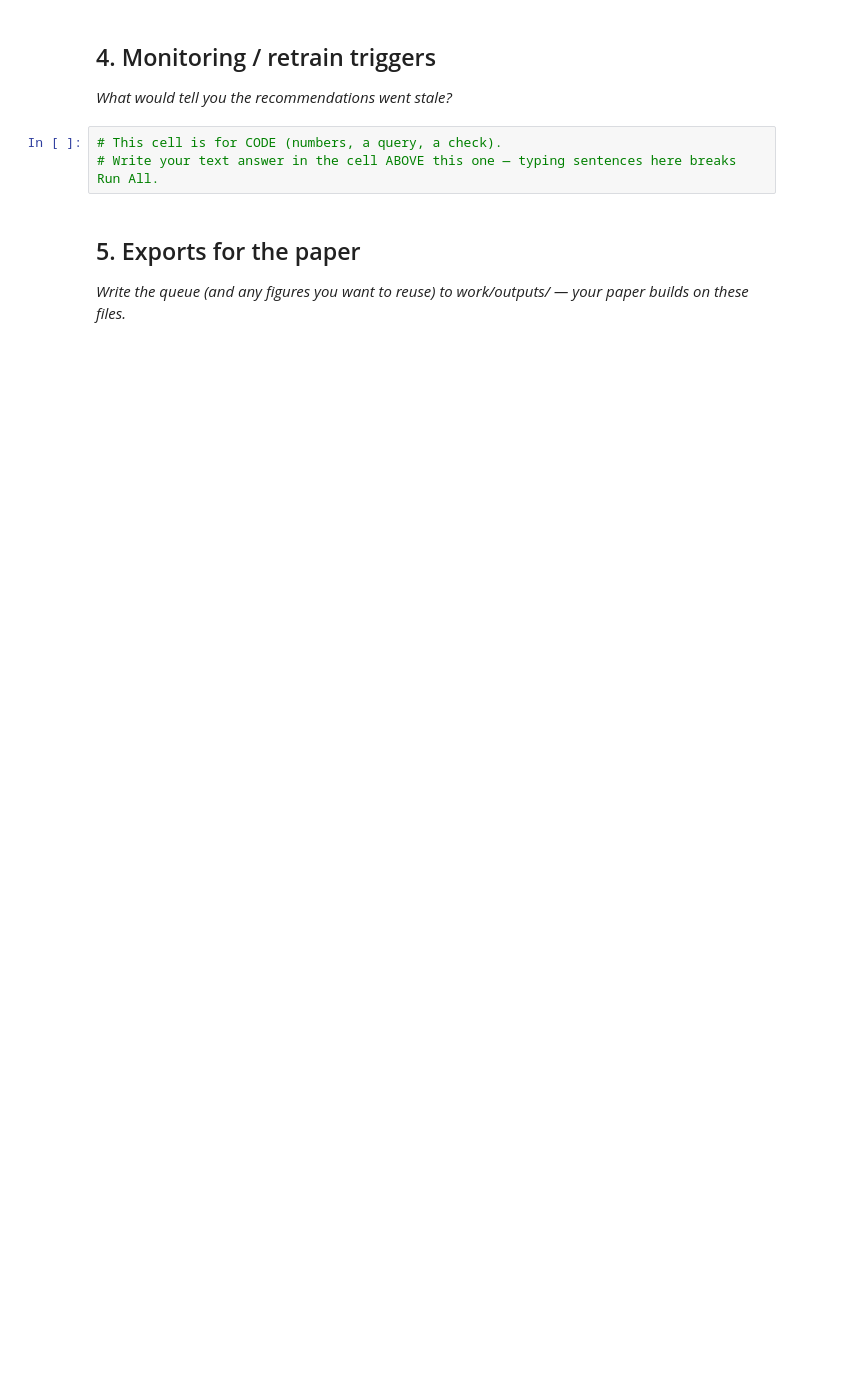
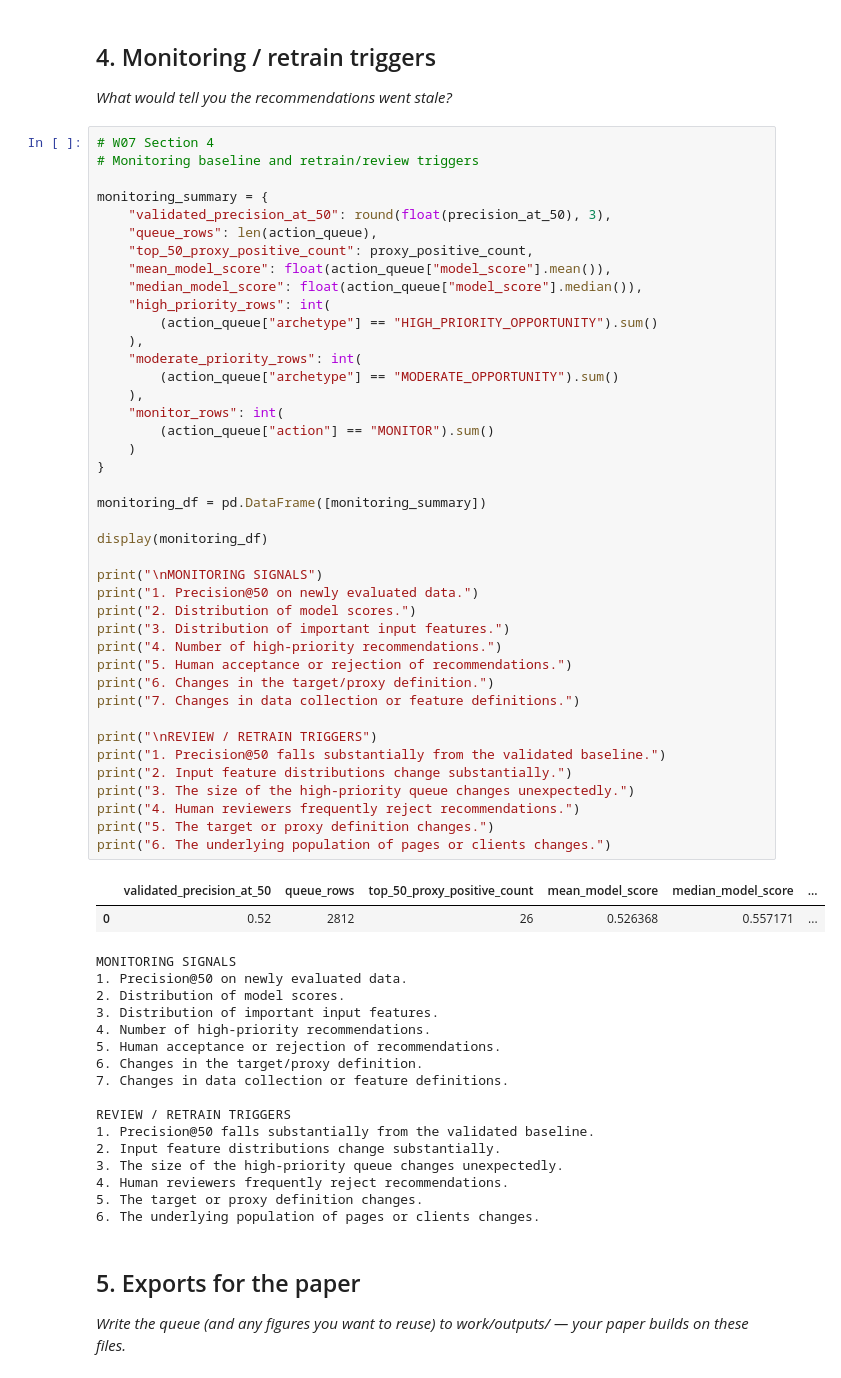
Before and after one commit to Anshikaag-28/Anshika-FlyRank-ML, a Jupyter notebook: work/notebooks/w07_action_playbook.ipynb, the cells around one changed output. Drawn from its saved outputs; the diff is of its cells as text; blank space fills up the shorter version.

```diff
--- a/work/notebooks/w07_action_playbook.ipynb
+++ b/work/notebooks/w07_action_playbook.ipynb
@@ -31,9 +418,66 @@ This skeleton is yours to fill. Work the sections **in order** — each one has
 ## 4. Monitoring / retrain triggers
 
 *What would tell you the recommendations went stale?*
-# %%
-# This cell is for CODE (numbers, a query, a check).
-# Write your text answer in the cell ABOVE this one — typing sentences here breaks Run All.
+# %%
+# W07 Section 4
+# Monitoring baseline and retrain/review triggers
+
+monitoring_summary = {
+    "validated_precision_at_50": round(float(precision_at_50), 3),
+    "queue_rows": len(action_queue),
+    "top_50_proxy_positive_count": proxy_positive_count,
+    "mean_model_score": float(action_queue["model_score"].mean()),
+    "median_model_score": float(action_queue["model_score"].median()),
+    "high_priority_rows": int(
+        (action_queue["archetype"] == "HIGH_PRIORITY_OPPORTUNITY").sum()
+    ),
+    "moderate_priority_rows": int(
+        (action_queue["archetype"] == "MODERATE_OPPORTUNITY").sum()
+    ),
+    "monitor_rows": int(
+        (action_queue["action"] == "MONITOR").sum()
+    )
+}
+
+monitoring_df = pd.DataFrame([monitoring_summary])
+
+display(monitoring_df)
+
+print("\nMONITORING SIGNALS")
+print("1. Precision@50 on newly evaluated data.")
+print("2. Distribution of model scores.")
+print("3. Distribution of important input features.")
+print("4. Number of high-priority recommendations.")
+print("5. Human acceptance or rejection of recommendations.")
+print("6. Changes in the target/proxy definition.")
+print("7. Changes in data collection or feature definitions.")
+
+print("\nREVIEW / RETRAIN TRIGGERS")
+print("1. Precision@50 falls substantially from the validated baseline.")
+print("2. Input feature distributions change substantially.")
+print("3. The size of the high-priority queue changes unexpectedly.")
+print("4. Human reviewers frequently reject recommendations.")
+print("5. The target or proxy definition changes.")
+print("6. The underlying population of pages or clients changes.")
+# %% [output]
+|  | validated_precision_at_50 | queue_rows | top_50_proxy_positive_count | mean_model_score | median_model_score | ... |
+| 0 | 0.52 | 2812 | 26 | 0.526368 | 0.557171 | ... |
+MONITORING SIGNALS
+1. Precision@50 on newly evaluated data.
+2. Distribution of model scores.
+3. Distribution of important input features.
+4. Number of high-priority recommendations.
+5. Human acceptance or rejection of recommendations.
+6. Changes in the target/proxy definition.
+7. Changes in data collection or feature definitions.
+
+REVIEW / RETRAIN TRIGGERS
+1. Precision@50 falls substantially from the validated baseline.
+2. Input feature distributions change substantially.
+3. The size of the high-priority queue changes unexpectedly.
+4. Human reviewers frequently reject recommendations.
+5. The target or proxy definition changes.
+6. The underlying population of pages or clients changes.
 # %% [markdown]
 ## 5. Exports for the paper
 
```
Also changed, not shown: parts of 11 cells of this notebook.
